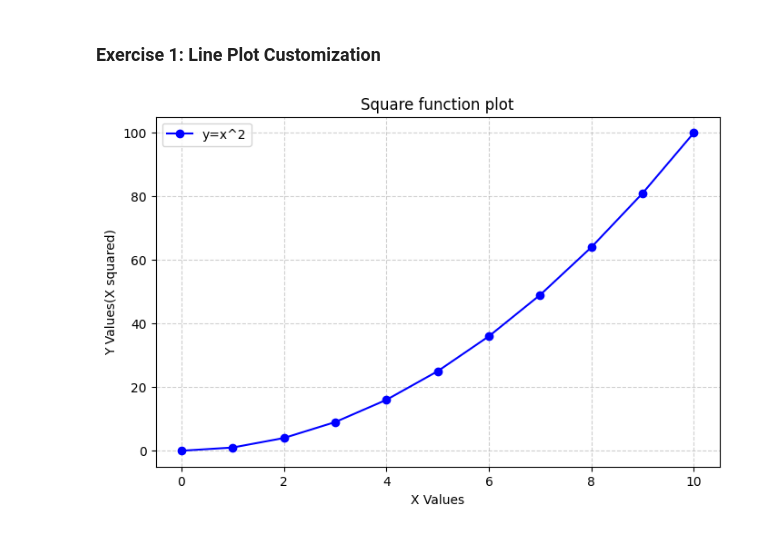
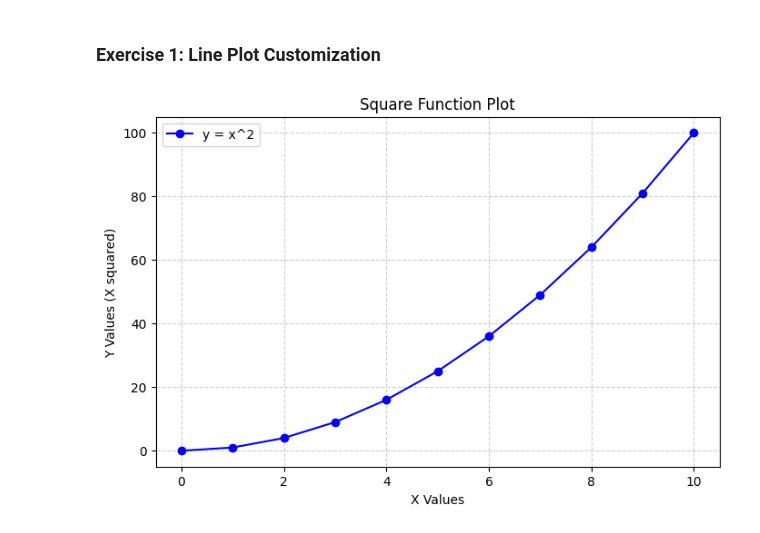
Before and after one commit to niveditanayak2003/python-jupyter-template, a Jupyter notebook: src/1-line-plot.ipynb, the cells around one changed output. Cells and saved outputs as stored; diff of their text form; code cells hidden in the pictures.

```diff
--- a/src/1-line-plot.ipynb
+++ b/src/1-line-plot.ipynb
@@ -3,29 +3,59 @@
 # %%
 # TASK: Create a line plot with x values ranging from 0 to 10 and y values as the square of x.
 # Customize the plot by adding a title, labels for both axes, and a grid.
 import matplotlib.pyplot as plt
 import numpy as np
 
-def plot_sqaure_function():
+def plot_square_function():
     try:
-        x=np.arange(11)
-        if x.size==0:
-            raise ValueError("Generated x values are empty")
-        y=x**2
-        plt.figure(figsize=(8,5))
-        plt.plot(x,y,'bo-',label='y=x^2')
+        # Generate x values
+        x = np.arange(11)
 
-        plt.title("Square function plot")
+        # Ensure x is a valid array
+        if not isinstance(x, np.ndarray):
+            raise TypeError("x must be a NumPy array.")
+
+        # Ensure x is not empty
+        if x.size == 0:
+            raise ValueError("Generated x values are empty.")
+
+        # Compute y values (handling potential overflow)
+        with np.errstate(over='raise'):
+            try:
+                y = x**2
+            except FloatingPointError:
+                raise ValueError("Overflow occurred while computing x^2.")
+
+        # Ensure y values are valid
+        if not isinstance(y, np.ndarray) or y.size == 0:
+            raise ValueError("Generated y values are invalid or empty.")
+
+        # Create the plot
+        plt.figure(figsize=(8, 5))
+        plt.plot(x, y, 'bo-', label='y = x^2')
+
+        # Set plot labels and title
+        plt.title("Square Function Plot")
         plt.xlabel('X Values')
-        plt.ylabel('Y Values(X squared)')
-        plt.grid(True,linestyle='--',alpha=0.6)
+        plt.ylabel('Y Values (X squared)')
+        plt.grid(True, linestyle='--', alpha=0.6)
         plt.legend()
 
+        # Display the plot
         plt.show()
+
     except ValueError as ve:
-        print(f"ValueError:{ve}")
+        print(f"ValueError: {ve}")
+    except TypeError as te:
+        print(f"TypeError: {te}")
+    except FloatingPointError as fe:
+        print(f"FloatingPointError: {fe}")
+    except plt.MatplotlibDeprecationWarning as mdw:
+        print(f"MatplotlibDeprecationWarning: {mdw}")
     except Exception as e:
-        print(f"An unexpected error occured: {e}")
-plot_sqaure_function()
+        print(f"An unexpected error occurred: {e}")
+
+# Call the function
+plot_square_function()
 # %% [output]
-[figure, old version]
+[figure, new version]
```
Also changed, not shown: 5 other files.
